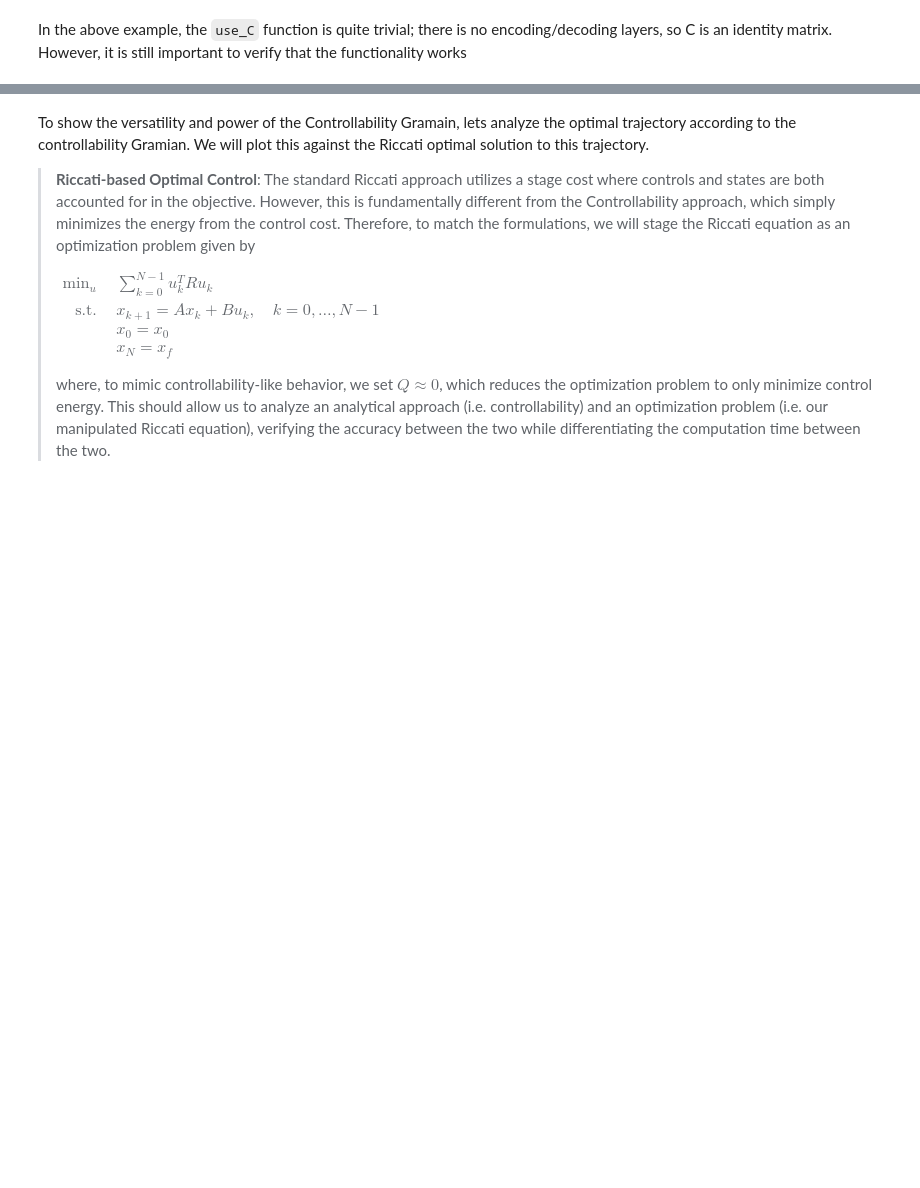
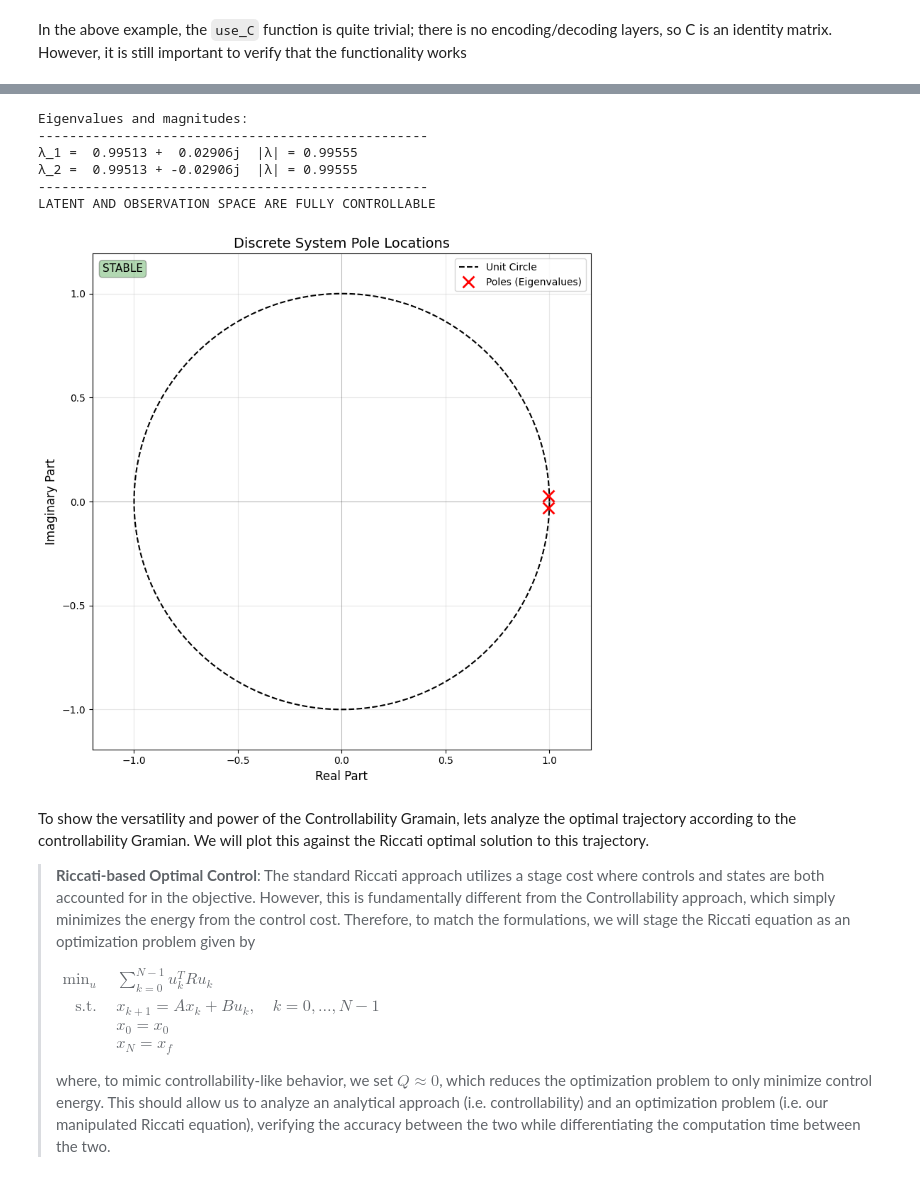
Before and after one commit to p-smith22/dymad-dev, a Jupyter notebook: examples/controllability/part_1.ipynb, the cells around one changed output, grey strips where cells are left out. Cells and saved outputs as stored; diff of their text form; code cells hidden in the pictures; blank space fills up the shorter version.

```diff
--- a/examples/controllability/part_1.ipynb
+++ b/examples/controllability/part_1.ipynb
@@ -212,24 +216,21 @@ n_tsteps = 500
 eigs = np.linalg.eigvals(A)
 
 # Calculate Controllability matrix & Gramian for latent space:
-Ctrl, W = controllability(A, B, n_tsteps)
-rank_latent = np.linalg.matrix_rank(Ctrl)
+_, W_c = controllability(A, B, n_tsteps)
+rank_latent = np.linalg.matrix_rank(W_c)
 
-# Check output controllability using C-augmented controllability matrix:
-Ctrl_obs = rs_controllability(A, B, C, n_tsteps)
-rank_obs = np.linalg.matrix_rank(Ctrl_obs)
+# Check Input-Output Gramain and find rank:
+W_io = C @ W_c @ C.T
+rank_obs = np.linalg.matrix_rank(W_io)
 
-# Print results for stability:
-if np.all(abs(eigs) < 1):
-    print("SYSTEM IS STABLE")
-else:
-    print("SYSTEM IS UNSTABLE")
+# Stability analysis:
+_, plot_poles(A)
 
 # Print results for controllability:
 if rank_latent == A.shape[0] and rank_obs == C.shape[0]:
-    print(f"LATENT SPACE IS FULLY CONTROLLABLE AND ALL OUTPUTS ARE INDEPENDENTLY CONTROLLABLE")
+    print(f"LATENT AND OBSERVATION SPACE ARE FULLY CONTROLLABLE")
 elif rank_latent == A.shape[0] and rank_obs != C.shape[0]:
-    print(f"LATENT SPACE IS CONTROLLABLE, BUT ONLY {rank_obs}/{C.shape[0]} OUTPUTS ARE INDEPENDENTLY CONTROLLABLE")
+    print(f"LATENT SPACE IS FULLY CONTROLLABLE, BUT THE OBSERVATION SPACE IS NOT")
 else:
-    print(f"SYSTEM IS NOT FULLY CONTROLLABLE")
+    print(f"NEITHER THE LATENT NOR OBSERVATION SPACE ARE FULLY CONTROLLABLE")
 # %% [output]
@@ -238,3 +238,10 @@ LATENT SPACE IS FULLY CONTROLLABLE AND ALL OUTPUTS ARE INDEPENDENTLY CONTROLLABL
+Eigenvalues and magnitudes:
+--------------------------------------------------
+λ_1 =  0.99513 +  0.02906j  |λ| = 0.99555
+λ_2 =  0.99513 + -0.02906j  |λ| = 0.99555
+--------------------------------------------------
+LATENT AND OBSERVATION SPACE ARE FULLY CONTROLLABLE
+[figure, added]
 # %% [markdown]
 To show the versatility and power of the Controllability Gramain, lets analyze the optimal trajectory according to the controllability Gramian. We will plot this against the Riccati optimal solution to this trajectory.
 > **Riccati-based Optimal Control**: The standard Riccati approach utilizes a stage cost where controls and states are both accounted for in the objective. However, this is fundamentally different from the Controllability approach, which simply minimizes the energy from the control cost. Therefore, to match the formulations, we will stage the Riccati equation as an optimization problem given by
```
Also changed, not shown: parts of 7 cells of this notebook, 2 other files.
